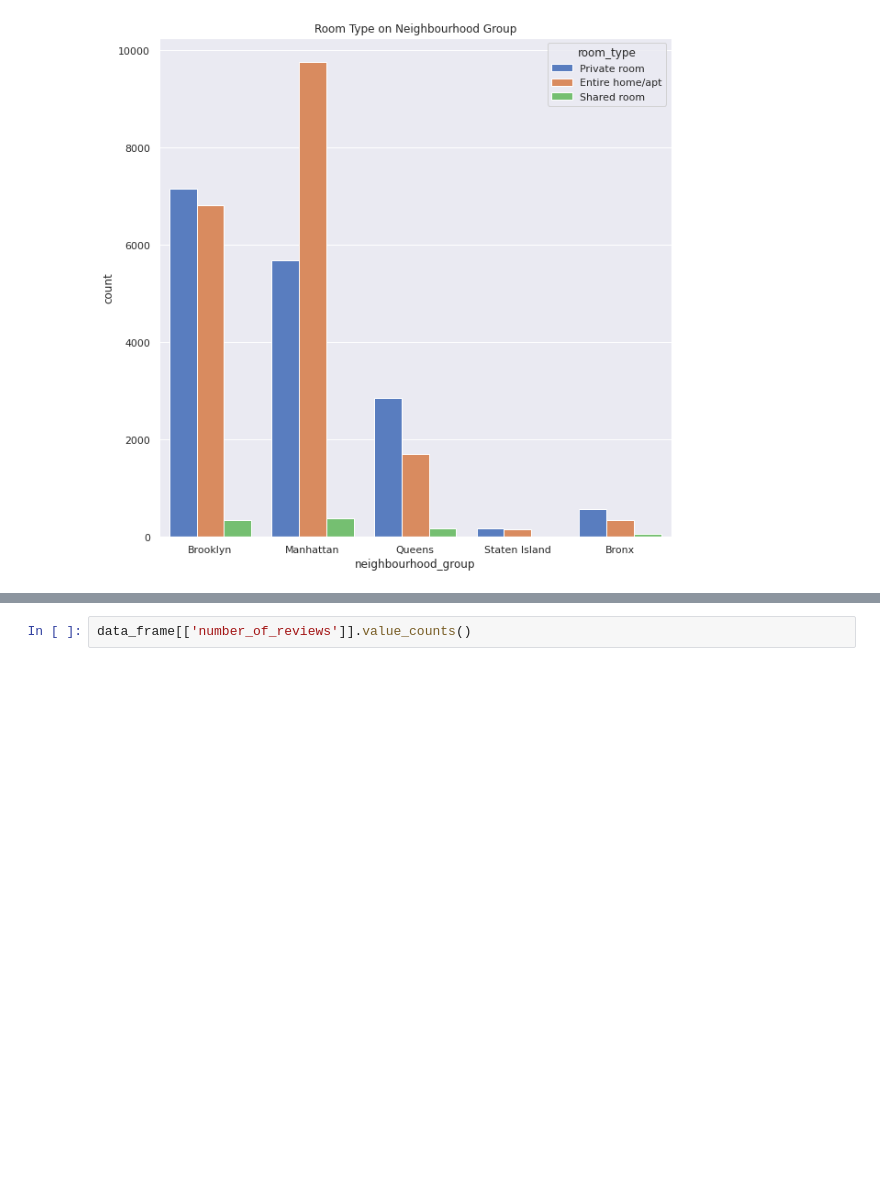
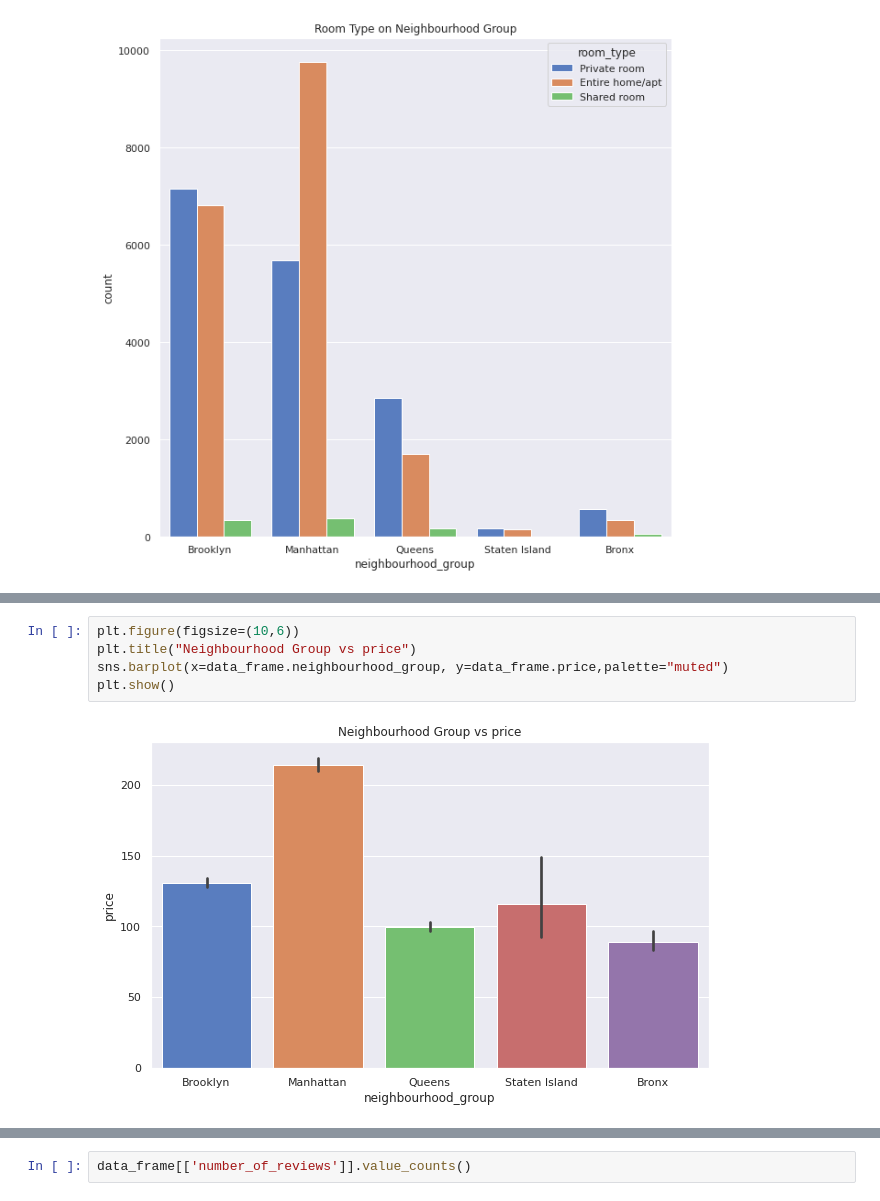
Before and after one commit to NehaGupta-DataScientists/AirbnbBookingAnalysis-, a Jupyter notebook: My_Airbnb_Bookings_Analysis_Capstone_Project.ipynb, the cells around one changed output, grey strips where cells are left out. Saved outputs shown, nothing was run; the diff lists cells and outputs as text; blank space fills up the shorter version.

```diff
--- a/My_Airbnb_Bookings_Analysis_Capstone_Project.ipynb
+++ b/My_Airbnb_Bookings_Analysis_Capstone_Project.ipynb
@@ -434,0 +447,7 @@ plt.show()
+# %%
+plt.figure(figsize=(10,6))
+plt.title("Neighbourhood Group vs price")
+sns.barplot(x=data_frame.neighbourhood_group, y=data_frame.price,palette="muted")
+plt.show()
+# %% [output]
+[figure, added]
```
Also changed, not shown: parts of 10 cells of this notebook.
